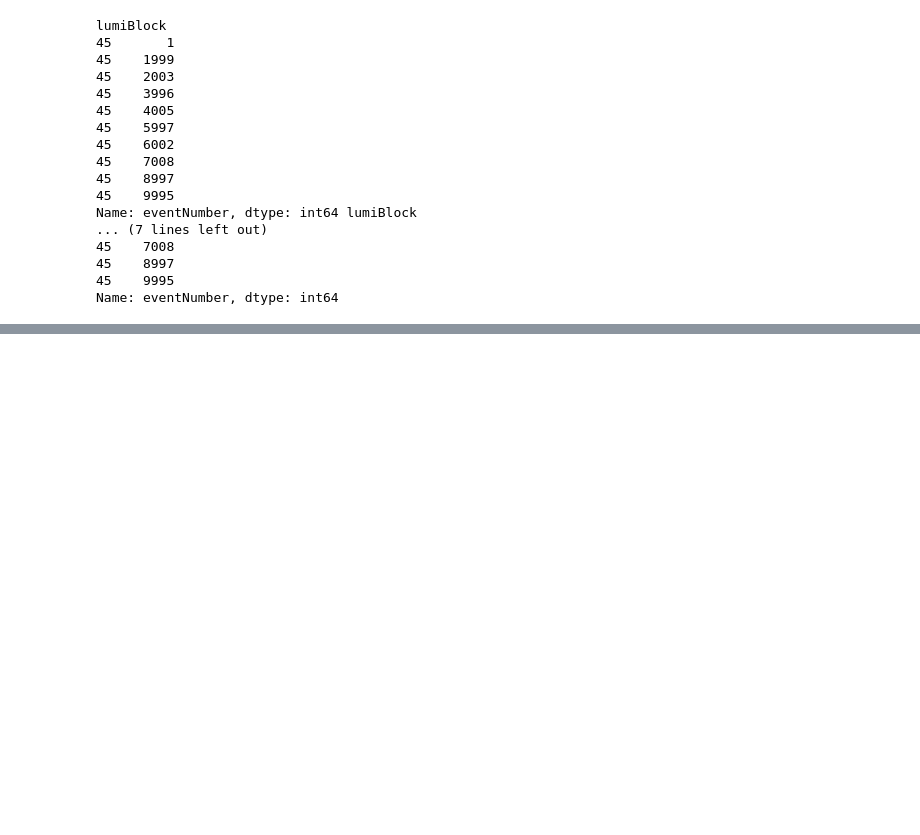
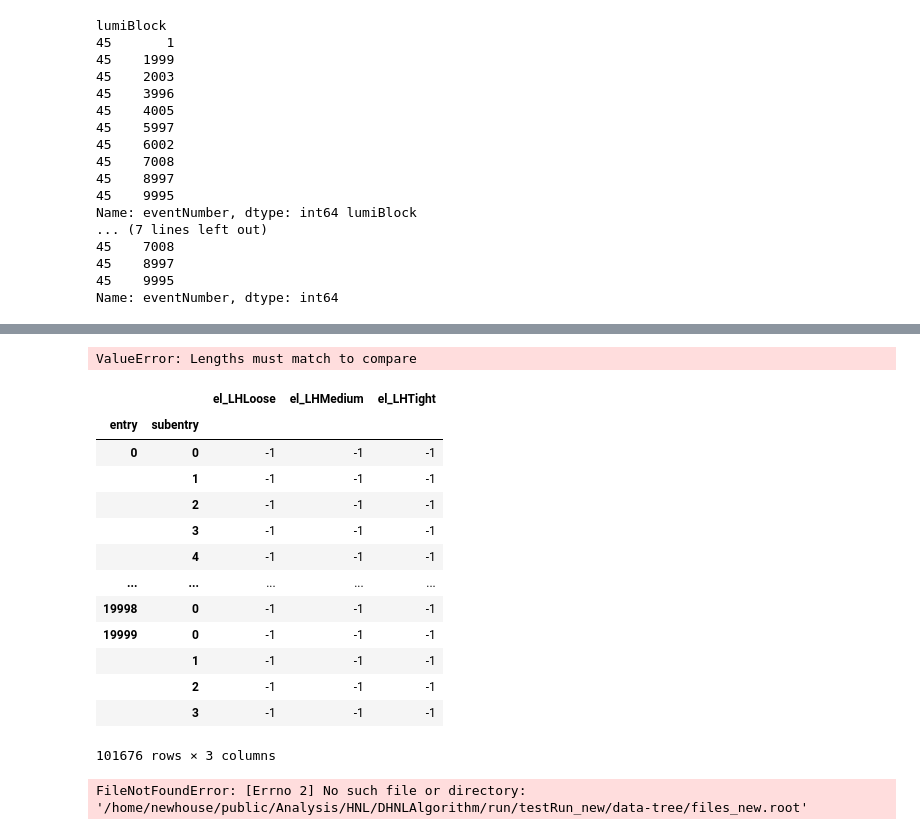
Before and after one commit to robinnewhouse/DHNLAnalysisNotebooks, a Jupyter notebook: reprocessing_compare.ipynb, the cells around one changed output, grey strips where cells are left out. Saved outputs shown, nothing was run; the diff lists cells and outputs as text; code cells hidden in the pictures; blank space fills up the shorter version.

```diff
--- a/reprocessing_compare.ipynb
+++ b/reprocessing_compare.ipynb
@@ -212,0 +223,29 @@ old_tree.keys()
+# %%
+old_df.secVtx_VSI_maxlinkTruth_barcode
+# %% [output]
+ValueError: Lengths must match to compare
+# %%
+nicky_old = uproot.open('/data/hnl/forRobin/mc16_13TeV.311636.Pythia8EvtGen_A14NNPDF23LO_WmuHNL50_10G_lt10dd_el.merge.DAOD_RPVLL.e7422_e5984_a875_r10790_r10726/data-tree/mc16eONLY.311636.promptmuHNL_10G_10mm_el_DAOD_RPVLL.root')['outTree']
+nicky_old_df = nicky_old.pandas.df('el_*')
+# %%
+nicky_old_df[['el_LHLoose', 'el_LHMedium', 'el_LHTight']]
+# %% [output]
+|  |  | el_LHLoose | el_LHMedium | el_LHTight |
+| entry | subentry |  |  |  |
+| 0 | 0 | -1 | -1 | -1 |
+|  | 1 | -1 | -1 | -1 |
+|  | 2 | -1 | -1 | -1 |
+|  | 3 | -1 | -1 | -1 |
+|  | 4 | -1 | -1 | -1 |
+| ... | ... | ... | ... | ... |
+| 19998 | 0 | -1 | -1 | -1 |
+| 19999 | 0 | -1 | -1 | -1 |
+|  | 1 | -1 | -1 | -1 |
+|  | 2 | -1 | -1 | -1 |
+|  | 3 | -1 | -1 | -1 |
+101676 rows × 3 columns
+# %%
+nicky_new = uproot.open("/home/newhouse/public/Analysis/HNL/DHNLAlgorithm/run/testRun_new/data-tree/files_new.root")['outTree']
+nicky_new_df = nicky_new.pandas.df('el_*')
+# %% [output]
+FileNotFoundError: [Errno 2] No such file or directory: '/home/newhouse/public/Analysis/HNL/DHNLAlgorithm/run/testRun_new/data-tree/files_new.root'
```
Also changed, not shown: parts of 14 cells of this notebook, 3 other files.
